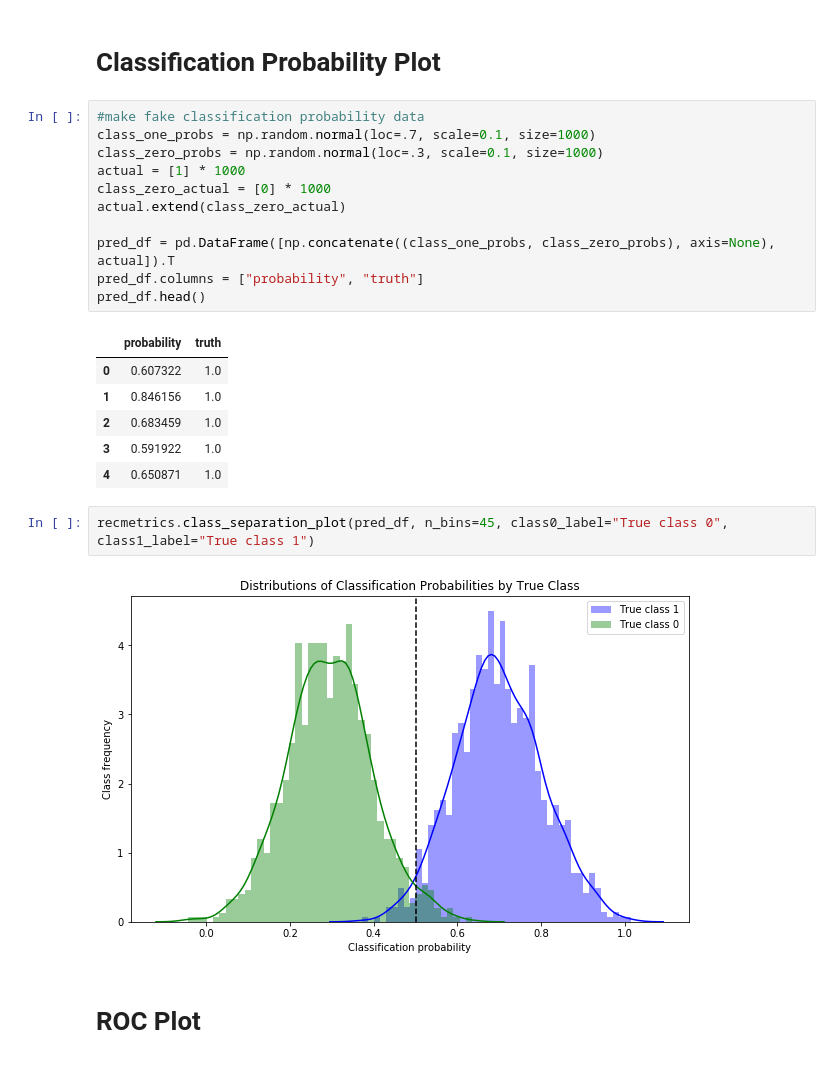
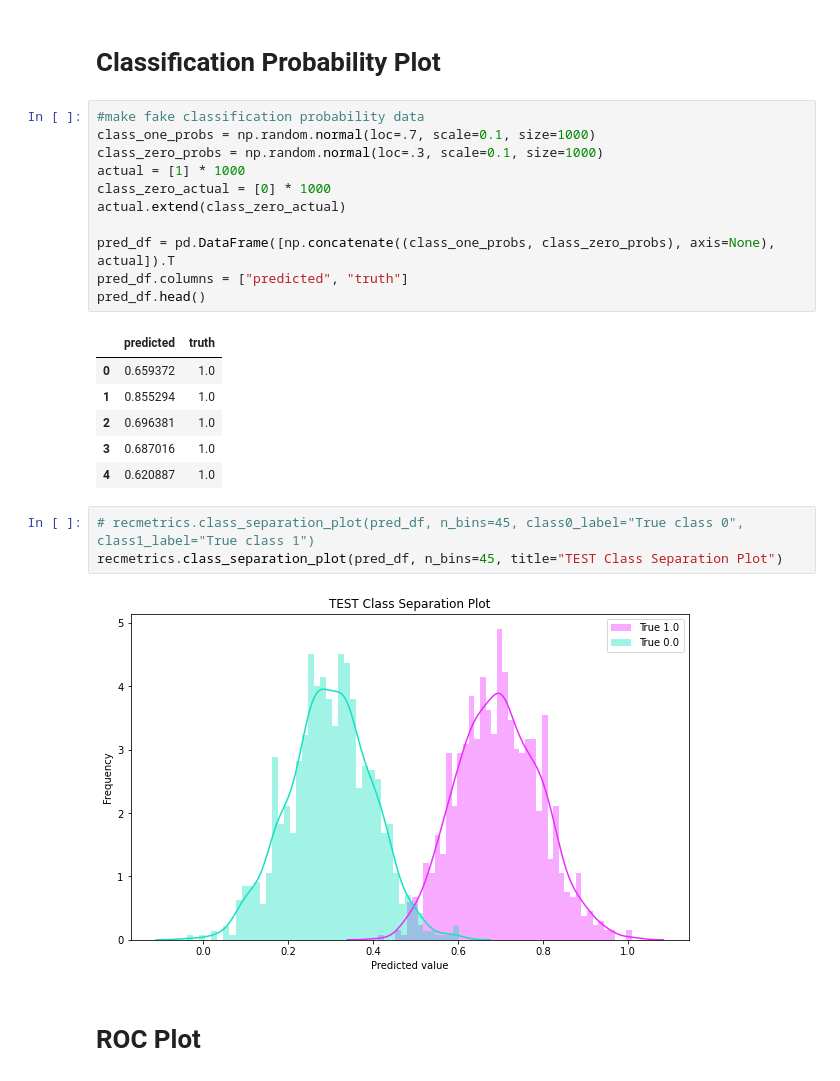
Before and after one commit to statisticianinstilettos/recmetrics, a Jupyter notebook: example.ipynb, the cells around one changed output. Saved outputs shown, nothing was run; the diff lists cells and outputs as text.

Commit message:
Correct recmetrics notebook demo

```diff
--- a/example.ipynb
+++ b/example.ipynb
@@ -318,19 +338,20 @@ class_zero_actual = [0] * 1000
 actual.extend(class_zero_actual)
 
 pred_df = pd.DataFrame([np.concatenate((class_one_probs, class_zero_probs), axis=None), actual]).T
-pred_df.columns = ["probability", "truth"]
+pred_df.columns = ["predicted", "truth"]
 pred_df.head()
 # %% [output]
-|  | probability | truth |
-| 0 | 0.607322 | 1.0 |
-| 1 | 0.846156 | 1.0 |
-| 2 | 0.683459 | 1.0 |
-| 3 | 0.591922 | 1.0 |
-| 4 | 0.650871 | 1.0 |
+|  | predicted | truth |
+| 0 | 0.659372 | 1.0 |
+| 1 | 0.855294 | 1.0 |
+| 2 | 0.696381 | 1.0 |
+| 3 | 0.687016 | 1.0 |
+| 4 | 0.620887 | 1.0 |
 # %%
-recmetrics.class_separation_plot(pred_df, n_bins=45, class0_label="True class 0", class1_label="True class 1")
+# recmetrics.class_separation_plot(pred_df, n_bins=45, class0_label="True class 0", class1_label="True class 1")
+recmetrics.class_separation_plot(pred_df, n_bins=45, title="TEST Class Separation Plot")
 # %% [output]
-[figure, old version]
+[figure, new version]
 # %% [markdown]
 # ROC Plot
 # %%
```
Also changed, not shown: parts of 22 cells of this notebook.
